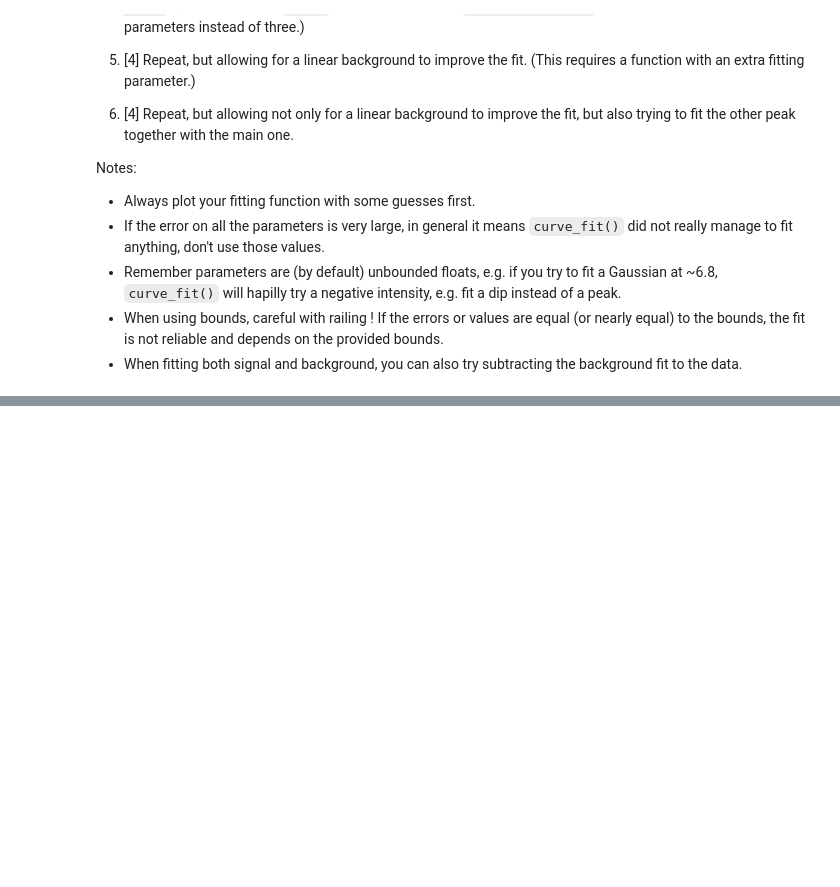
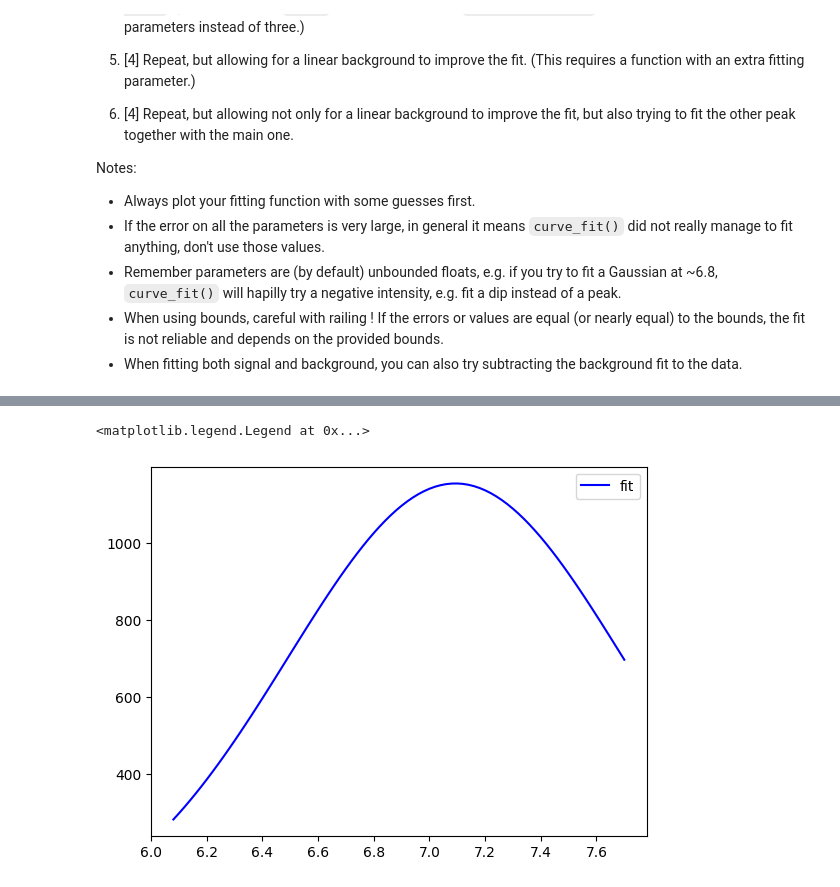
Before and after one commit to PX2145-2025/week-4-b-max-cook, a Jupyter notebook: Curvefit.ipynb, the cells around one changed output, grey strips where cells are left out. Cells and saved outputs as stored; diff of their text form; code cells hidden in the pictures; blank space fills up the shorter version.

```diff
--- a/Curvefit.ipynb
+++ b/Curvefit.ipynb
@@ -308,0 +281,10 @@ MessageError: Error: credential propagation was unsuccessful
+# %%
+def Gau(x, *p):
+    return p[0]*1/(p[1]*np.sqrt(2*np.pi))*np.exp(-(x-p[2])**2/(2*p[1]**2))
+p_guess=np.array([2000,0.6,7.2])
+popt, pcov = curve_fit(Gau,angles_selected,counts_selected,p_guess)
+plt.plot(angles_selected,Gau(angles_selected,*popt),'b-',label='fit')
+plt.legend()
+# %% [output]
+<matplotlib.legend.Legend at 0x...>
+[figure, added]
```
Also changed, not shown: parts of 4 cells of this notebook.
